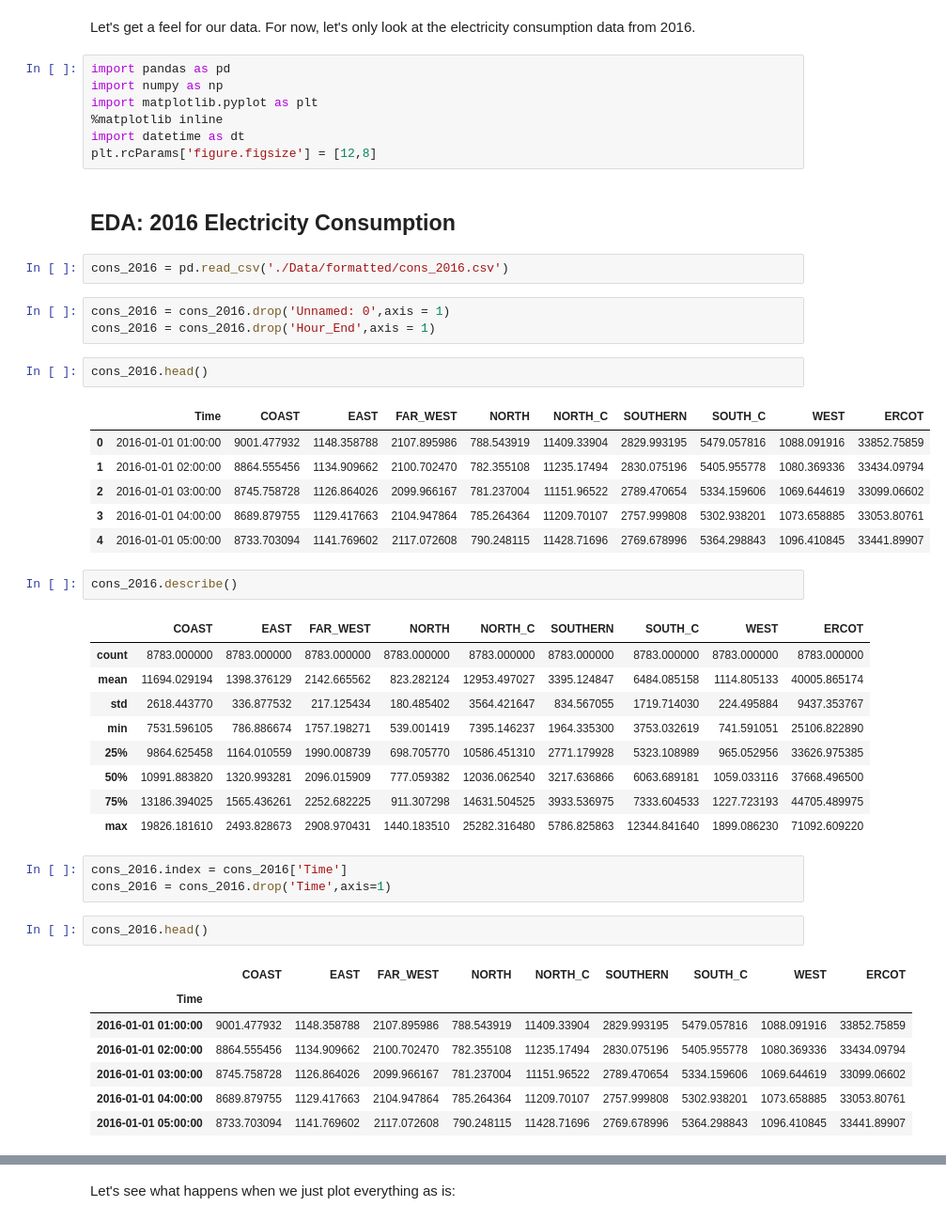
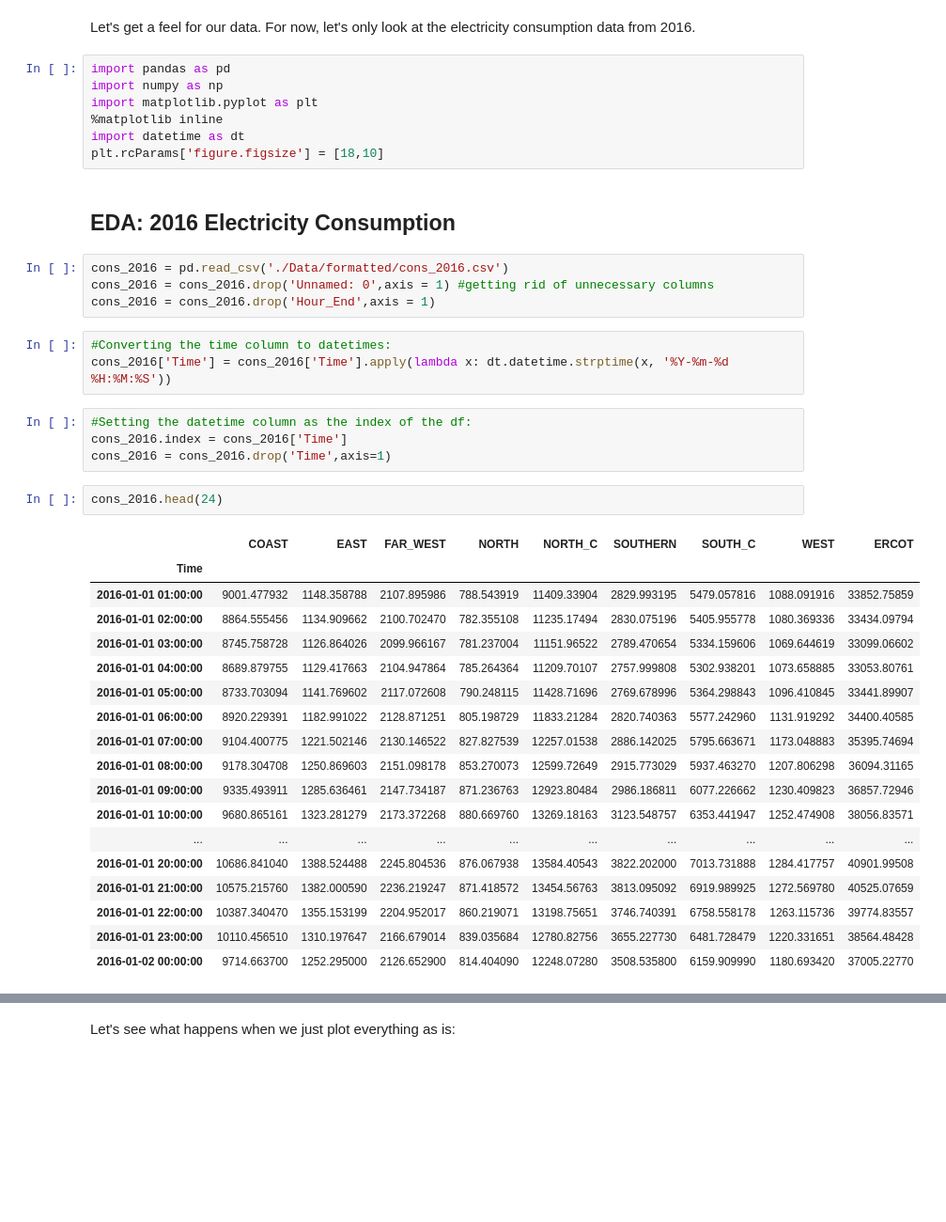
Before and after one commit to ewoodbury/dss-electrical-grid, a Jupyter notebook: 02 - Exploratory Data Analysis.ipynb, the cells around one changed output, grey strips where cells are left out. Shown at 94% size. Drawn from its saved outputs; the diff is of its cells as text; blank space fills up the shorter version.

```diff
--- a/02 - Exploratory Data Analysis.ipynb
+++ b/02 - Exploratory Data Analysis.ipynb
@@ -8,45 +8,38 @@ import numpy as np
 import matplotlib.pyplot as plt
 %matplotlib inline
 import datetime as dt
-plt.rcParams['figure.figsize'] = [12,8]
+plt.rcParams['figure.figsize'] = [18,10]
 # %% [markdown]
 ## EDA: 2016 Electricity Consumption
-# %%
-cons_2016 = pd.read_csv('./Data/formatted/cons_2016.csv')
 # %%
-cons_2016 = cons_2016.drop('Unnamed: 0',axis = 1)
+cons_2016 = pd.read_csv('./Data/formatted/cons_2016.csv')
+cons_2016 = cons_2016.drop('Unnamed: 0',axis = 1) #getting rid of unnecessary columns
 cons_2016 = cons_2016.drop('Hour_End',axis = 1)
+# %%
+#Converting the time column to datetimes:
+cons_2016['Time'] = cons_2016['Time'].apply(lambda x: dt.datetime.strptime(x, '%Y-%m-%d %H:%M:%S'))
+# %%
+#Setting the datetime column as the index of the df:
+cons_2016.index = cons_2016['Time']
+cons_2016 = cons_2016.drop('Time',axis=1)
 # %%
-cons_2016.head()
+cons_2016.head(24)
 # %% [output]
-|  | Time | COAST | EAST | FAR_WEST | NORTH | NORTH_C | SOUTHERN | SOUTH_C | WEST | ERCOT |
-| 0 | 2016-01-01 01:00:00 | 9001.477932 | 1148.358788 | 2107.895986 | 788.543919 | 11409.33904 | 2829.993195 | 5479.057816 | 1088.091916 | 33852.75859 |
-| 1 | 2016-01-01 02:00:00 | 8864.555456 | 1134.909662 | 2100.702470 | 782.355108 | 11235.17494 | 2830.075196 | 5405.955778 | 1080.369336 | 33434.09794 |
-| 2 | 2016-01-01 03:00:00 | 8745.758728 | 1126.864026 | 2099.966167 | 781.237004 | 11151.96522 | 2789.470654 | 5334.159606 | 1069.644619 | 33099.06602 |
-| 3 | 2016-01-01 04:00:00 | 8689.879755 | 1129.417663 | 2104.947864 | 785.264364 | 11209.70107 | 2757.999808 | 5302.938201 | 1073.658885 | 33053.80761 |
-| 4 | 2016-01-01 05:00:00 | 8733.703094 | 1141.769602 | 2117.072608 | 790.248115 | 11428.71696 | 2769.678996 | 5364.298843 | 1096.410845 | 33441.89907 |
+|  | COAST | EAST | FAR_WEST | NORTH | NORTH_C | SOUTHERN | SOUTH_C | WEST | ERCOT |
+| Time |  |  |  |  |  |  |  |  |  |
+| 2016-01-01 01:00:00 | 9001.477932 | 1148.358788 | 2107.895986 | 788.543919 | 11409.33904 | 2829.993195 | 5479.057816 | 1088.091916 | 33852.75859 |
+| 2016-01-01 02:00:00 | 8864.555456 | 1134.909662 | 2100.702470 | 782.355108 | 11235.17494 | 2830.075196 | 5405.955778 | 1080.369336 | 33434.09794 |
+| 2016-01-01 03:00:00 | 8745.758728 | 1126.864026 | 2099.966167 | 781.237004 | 11151.96522 | 2789.470654 | 5334.159606 | 1069.644619 | 33099.06602 |
+| 2016-01-01 04:00:00 | 8689.879755 | 1129.417663 | 2104.947864 | 785.264364 | 11209.70107 | 2757.999808 | 5302.938201 | 1073.658885 | 33053.80761 |
+| 2016-01-01 05:00:00 | 8733.703094 | 1141.769602 | 2117.072608 | 790.248115 | 11428.71696 | 2769.678996 | 5364.298843 | 1096.410845 | 33441.89907 |
+| 2016-01-01 06:00:00 | 8920.229391 | 1182.991022 | 2128.871251 | 805.198729 | 11833.21284 | 2820.740363 | 5577.242960 | 1131.919292 | 34400.40585 |
+| 2016-01-01 07:00:00 | 9104.400775 | 1221.502146 | 2130.146522 | 827.827539 | 12257.01538 | 2886.142025 | 5795.663671 | 1173.048883 | 35395.74694 |
+| 2016-01-01 08:00:00 | 9178.304708 | 1250.869603 | 2151.098178 | 853.270073 | 12599.72649 | 2915.773029 | 5937.463270 | 1207.806298 | 36094.31165 |
+| 2016-01-01 09:00:00 | 9335.493911 | 1285.636461 | 2147.734187 | 871.236763 | 12923.80484 | 2986.186811 | 6077.226662 | 1230.409823 | 36857.72946 |
+| 2016-01-01 10:00:00 | 9680.865161 | 1323.281279 | 2173.372268 | 880.669760 | 13269.18163 | 3123.548757 | 6353.441947 | 1252.474908 | 38056.83571 |
+| ... | ... | ... | ... | ... | ... | ... | ... | ... | ... |
+| 2016-01-01 20:00:00 | 10686.841040 | 1388.524488 | 2245.804536 | 876.067938 | 13584.40543 | 3822.202000 | 7013.731888 | 1284.417757 | 40901.99508 |
+| 2016-01-01 21:00:00 | 10575.215760 | 1382.000590 | 2236.219247 | 871.418572 | 13454.56763 | 3813.095092 | 6919.989925 | 1272.569780 | 40525.07659 |
+| 2016-01-01 22:00:00 | 10387.340470 | 1355.153199 | 2204.952017 | 860.219071 | 13198.75651 | 3746.740391 | 6758.558178 | 1263.115736 | 39774.83557 |
+| 2016-01-01 23:00:00 | 10110.456510 | 1310.197647 | 2166.679014 | 839.035684 | 12780.82756 | 3655.227730 | 6481.728479 | 1220.331651 | 38564.48428 |
+| 2016-01-02 00:00:00 | 9714.663700 | 1252.295000 | 2126.652900 | 814.404090 | 12248.07280 | 3508.535800 | 6159.909990 | 1180.693420 | 37005.22770 |
-# %%
-cons_2016.describe()
-# %% [output]
-|  | COAST | EAST | FAR_WEST | NORTH | NORTH_C | SOUTHERN | SOUTH_C | WEST | ERCOT |
-| count | 8783.000000 | 8783.000000 | 8783.000000 | 8783.000000 | 8783.000000 | 8783.000000 | 8783.000000 | 8783.000000 | 8783.000000 |
-| mean | 11694.029194 | 1398.376129 | 2142.665562 | 823.282124 | 12953.497027 | 3395.124847 | 6484.085158 | 1114.805133 | 40005.865174 |
-| std | 2618.443770 | 336.877532 | 217.125434 | 180.485402 | 3564.421647 | 834.567055 | 1719.714030 | 224.495884 | 9437.353767 |
-| min | 7531.596105 | 786.886674 | 1757.198271 | 539.001419 | 7395.146237 | 1964.335300 | 3753.032619 | 741.591051 | 25106.822890 |
-| 25% | 9864.625458 | 1164.010559 | 1990.008739 | 698.705770 | 10586.451310 | 2771.179928 | 5323.108989 | 965.052956 | 33626.975385 |
-| 50% | 10991.883820 | 1320.993281 | 2096.015909 | 777.059382 | 12036.062540 | 3217.636866 | 6063.689181 | 1059.033116 | 37668.496500 |
-| 75% | 13186.394025 | 1565.436261 | 2252.682225 | 911.307298 | 14631.504525 | 3933.536975 | 7333.604533 | 1227.723193 | 44705.489975 |
-| max | 19826.181610 | 2493.828673 | 2908.970431 | 1440.183510 | 25282.316480 | 5786.825863 | 12344.841640 | 1899.086230 | 71092.609220 |
-# %%
-cons_2016.index = cons_2016['Time']
-cons_2016 = cons_2016.drop('Time',axis=1)
-# %%
-cons_2016.head()
-# %% [output]
-|  | COAST | EAST | FAR_WEST | NORTH | NORTH_C | SOUTHERN | SOUTH_C | WEST | ERCOT |
-| Time |  |  |  |  |  |  |  |  |  |
-| 2016-01-01 01:00:00 | 9001.477932 | 1148.358788 | 2107.895986 | 788.543919 | 11409.33904 | 2829.993195 | 5479.057816 | 1088.091916 | 33852.75859 |
-| 2016-01-01 02:00:00 | 8864.555456 | 1134.909662 | 2100.702470 | 782.355108 | 11235.17494 | 2830.075196 | 5405.955778 | 1080.369336 | 33434.09794 |
-| 2016-01-01 03:00:00 | 8745.758728 | 1126.864026 | 2099.966167 | 781.237004 | 11151.96522 | 2789.470654 | 5334.159606 | 1069.644619 | 33099.06602 |
-| 2016-01-01 04:00:00 | 8689.879755 | 1129.417663 | 2104.947864 | 785.264364 | 11209.70107 | 2757.999808 | 5302.938201 | 1073.658885 | 33053.80761 |
-| 2016-01-01 05:00:00 | 8733.703094 | 1141.769602 | 2117.072608 | 790.248115 | 11428.71696 | 2769.678996 | 5364.298843 | 1096.410845 | 33441.89907 |
```
Also changed, not shown: parts of 19 cells of this notebook, 1 other file.
